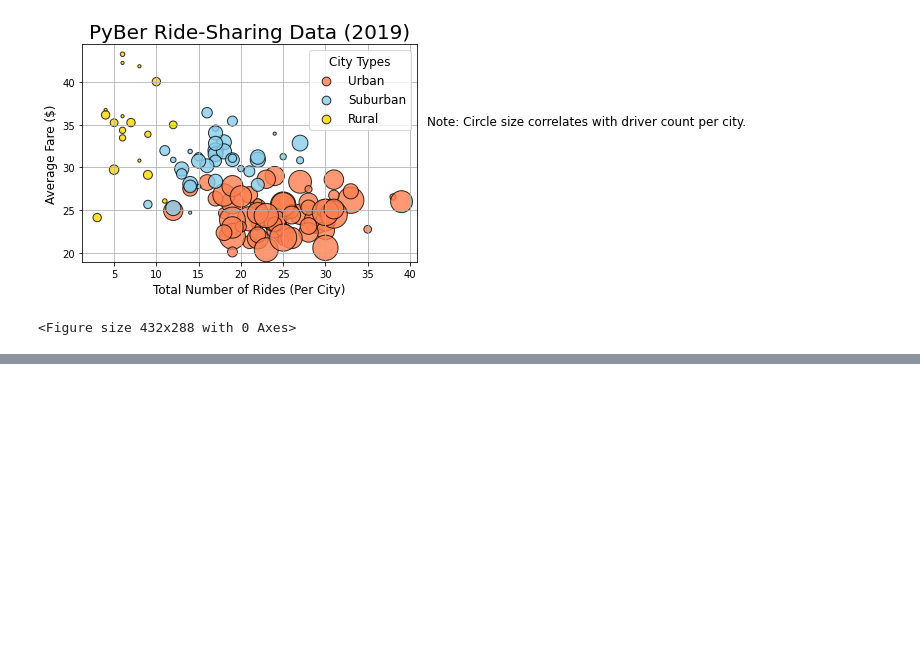
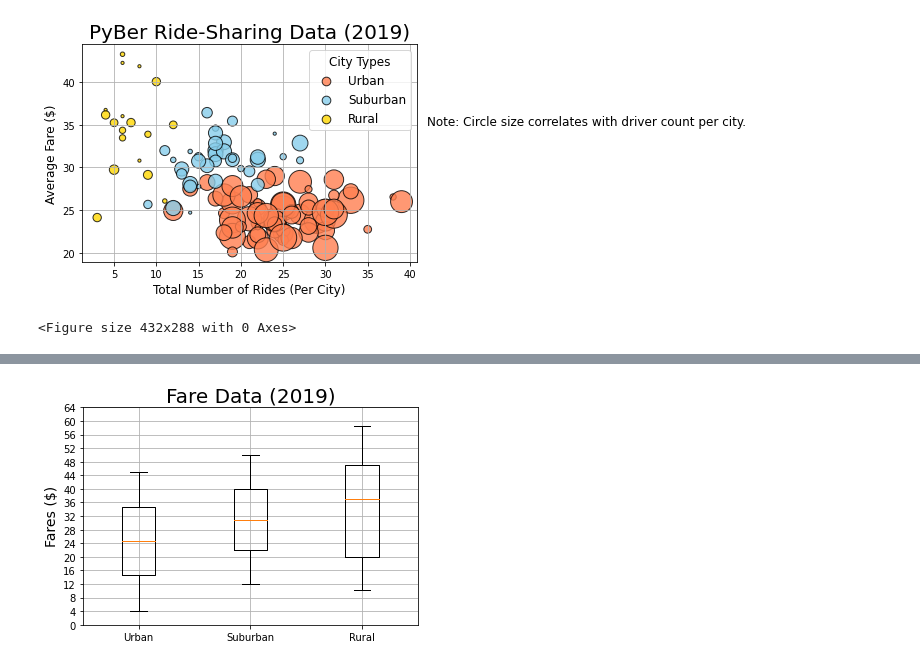
Before and after one commit to mtomison/PyBer_Analysis, a Jupyter notebook: PyBer.ipynb, the cells around one changed output, grey strips where cells are left out. Cells and saved outputs as stored; diff of their text form; code cells hidden in the pictures; blank space fills up the shorter version.

```diff
--- a/PyBer.ipynb
+++ b/PyBer.ipynb
@@ -253,0 +428,6 @@ plt.savefig("analysis/Fig1.png")
+# %%
+# Get the fares for the urban cities.
+urban_fares = Urban_cities_df["fare"]
+suburban_fares = Suburban_cities_df["fare"]
+rural_fares = Rural_cities_df["fare"]
+urban_fares.head()
@@ -253,0 +558,15 @@ plt.savefig("analysis/Fig1.png")
+# %%
+# Create a box and whisker plot for the fare data.
+x_labels = ["Urban", "Suburban", "Rural"]
+fare_data = [urban_fares,suburban_fares, rural_fares]
+fig, ax=plt.subplots()
+ax.boxplot(fare_data, labels=x_labels)
+# Add the title, y-axis label and grid
+ax.set_title("Fare Data (2019)", fontsize=20)
+ax.set_ylabel("Fares ($)", fontsize=14)
+ax.set_yticks(np.arange(0,65,step=4.0))
+ax.grid()
+urban_fares.describe()
+plt.savefig("analysis/Fare Data.png")
+# %% [output]
+[figure, added]
```
Also changed, not shown: parts of 33 cells of this notebook, 1 other file.
